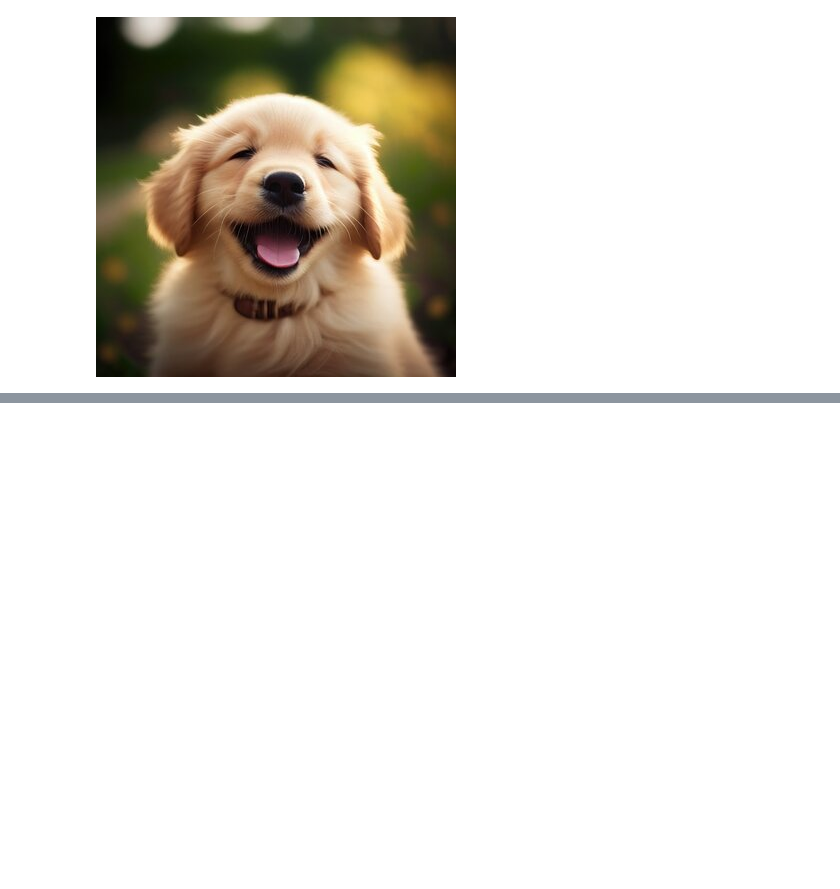
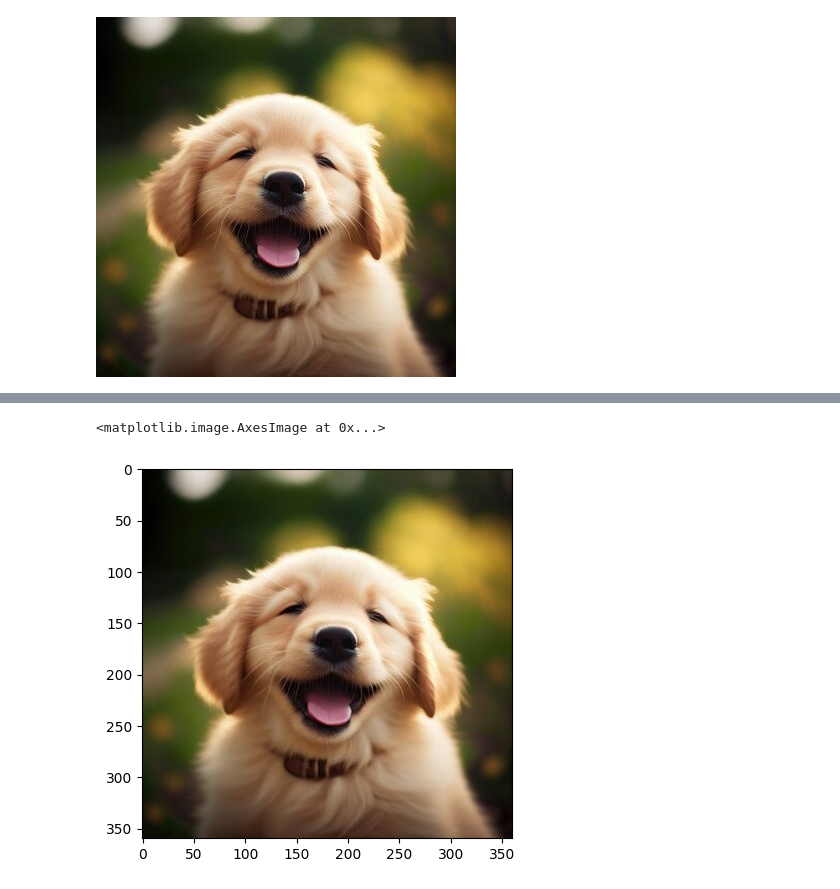
Before and after one commit to anchorblock/object_detection, a Jupyter notebook: dev/imagenet_augmentation.ipynb, the cells around one changed output, grey strips where cells are left out. Cells and saved outputs as stored; diff of their text form; code cells hidden in the pictures; blank space fills up the shorter version.

```diff
--- a/dev/imagenet_augmentation.ipynb
+++ b/dev/imagenet_augmentation.ipynb
@@ -96,7 +60,0 @@ def get_augmentation_transforms(color_jitter_factor, random_erasing_prob, mixup_
-# %%
-IMG_URL = "https://t4.ftcdn.net/jpg/05/68/28/05/360_F_568280532_Bvxwd66M3Y22vVeJ3VRqHRAqrdNfJo7o.jpg"
-
-response = requests.get(IMG_URL)
-image = Image.open(BytesIO(response.content))
-image
-# augmented_image = transforms(image)
@@ -111,0 +73,14 @@ AttributeError: module 'timm.data.transforms' has no attribute 'AutoAugment'
+# %%
+    # | Random Erasing Probability    | 0.25     |
+    # | Random Erasing Mode           | Pixel    |
+
+
+import matplotlib.pyplot as plt
+
+
+random_erasing = transforms.RandomErasing(p=random_erasing_probability, value='random', inplace=False)
+img_aug = random_erasing(transforms.ToTensor()(image))
+plt.imshow(img_aug.permute(1, 2, 0))
+# %% [output]
+<matplotlib.image.AxesImage at 0x...>
+[figure, added]
```
Also changed, not shown: parts of 13 cells of this notebook, 1 other file.
